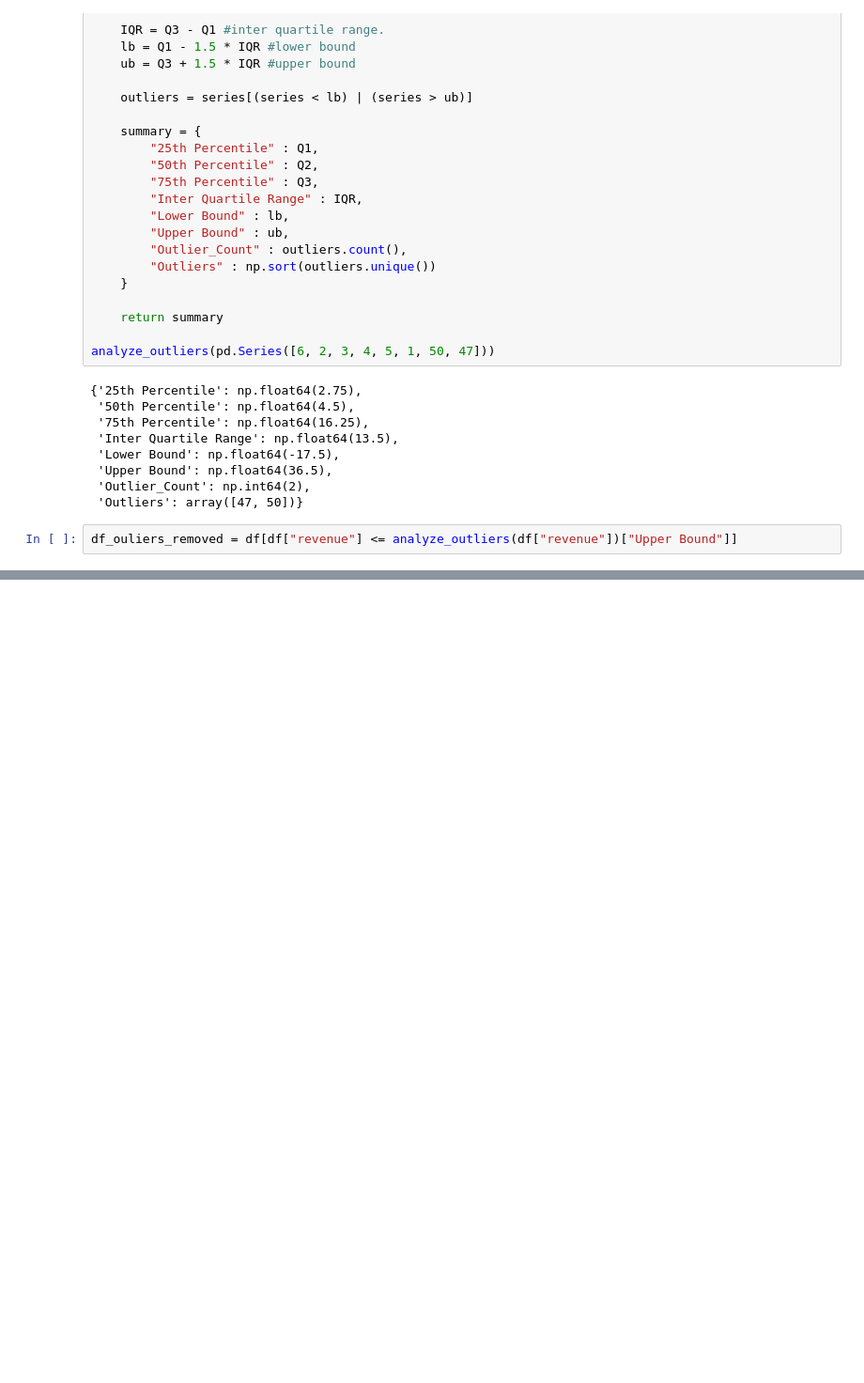
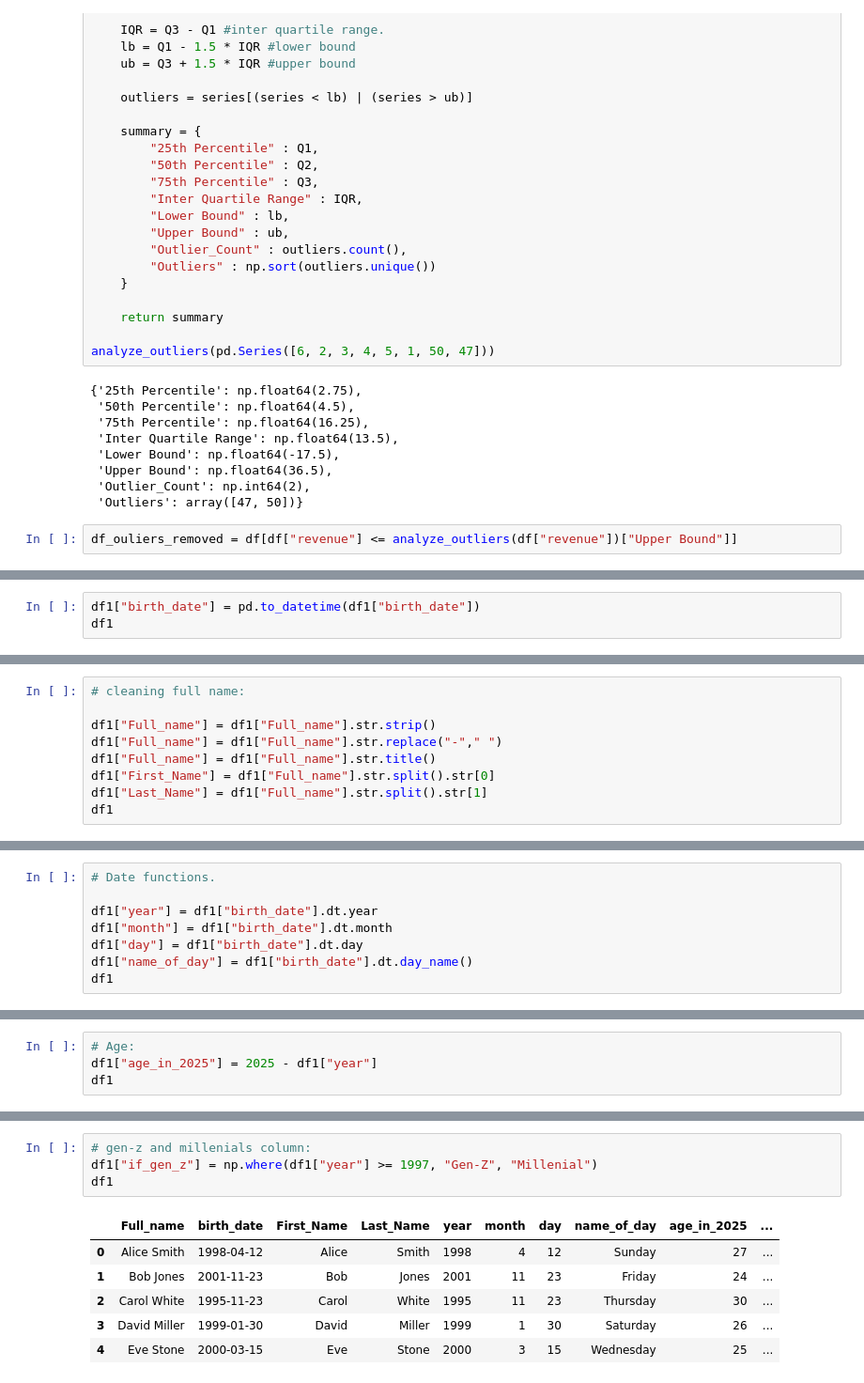
Before and after one commit to mjshubham21/Python_DA, a Jupyter notebook: Json Classes/data/pandas2.ipynb, the cells around one changed output, grey strips where cells are left out. Shown at 94% size. Cells and saved outputs as stored; diff of their text form; blank space fills up the shorter version.

```diff
--- a/Json Classes/data/pandas2.ipynb
+++ b/Json Classes/data/pandas2.ipynb
@@ -582,0 +656,3 @@ df_ouliers_removed.describe()
+# %%
+df1["birth_date"] = pd.to_datetime(df1["birth_date"])
+df1
@@ -582,0 +678,9 @@ df_ouliers_removed.describe()
+# %%
+# cleaning full name:
+
+df1["Full_name"] = df1["Full_name"].str.strip()
+df1["Full_name"] = df1["Full_name"].str.replace("-"," ")
+df1["Full_name"] = df1["Full_name"].str.title()
+df1["First_Name"] = df1["Full_name"].str.split().str[0]
+df1["Last_Name"] = df1["Full_name"].str.split().str[1]
+df1
@@ -582,0 +694,8 @@ df_ouliers_removed.describe()
+# %%
+# Date functions.
+
+df1["year"] = df1["birth_date"].dt.year
+df1["month"] = df1["birth_date"].dt.month
+df1["day"] = df1["birth_date"].dt.day
+df1["name_of_day"] = df1["birth_date"].dt.day_name()
+df1
@@ -582,0 +709,4 @@ df_ouliers_removed.describe()
+# %%
+# Age:
+df1["age_in_2025"] = 2025 - df1["year"]
+df1
@@ -582,0 +767,11 @@ df_ouliers_removed.describe()
+# %%
+# gen-z and millenials column:
+df1["if_gen_z"] = np.where(df1["year"] >= 1997, "Gen-Z", "Millenial")
+df1
+# %% [output]
+|  | Full_name | birth_date | First_Name | Last_Name | year | month | day | name_of_day | age_in_2025 | ... |
+| 0 | Alice Smith | 1998-04-12 | Alice | Smith | 1998 | 4 | 12 | Sunday | 27 | ... |
+| 1 | Bob Jones | 2001-11-23 | Bob | Jones | 2001 | 11 | 23 | Friday | 24 | ... |
+| 2 | Carol White | 1995-11-23 | Carol | White | 1995 | 11 | 23 | Thursday | 30 | ... |
+| 3 | David Miller | 1999-01-30 | David | Miller | 1999 | 1 | 30 | Saturday | 26 | ... |
+| 4 | Eve Stone | 2000-03-15 | Eve | Stone | 2000 | 3 | 15 | Wednesday | 25 | ... |
```
Also changed, not shown: parts of 18 cells of this notebook.
